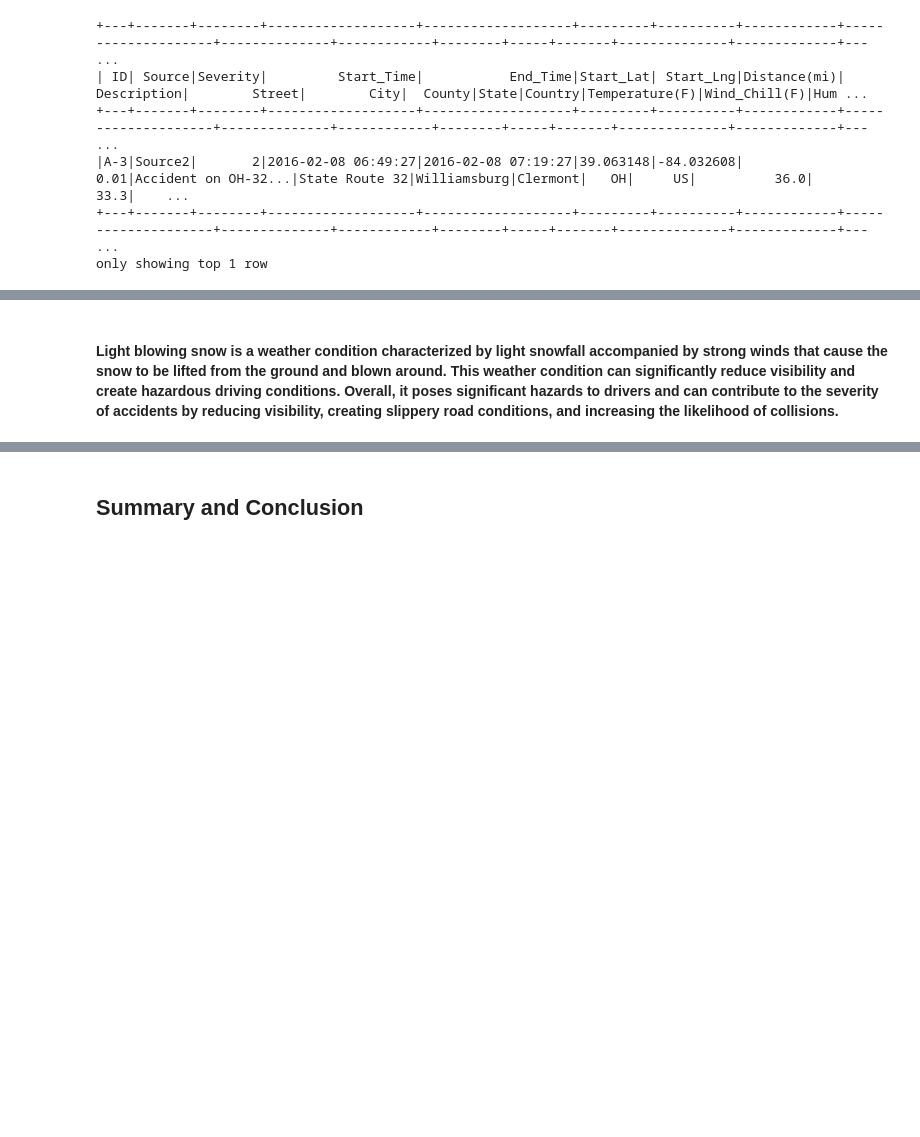
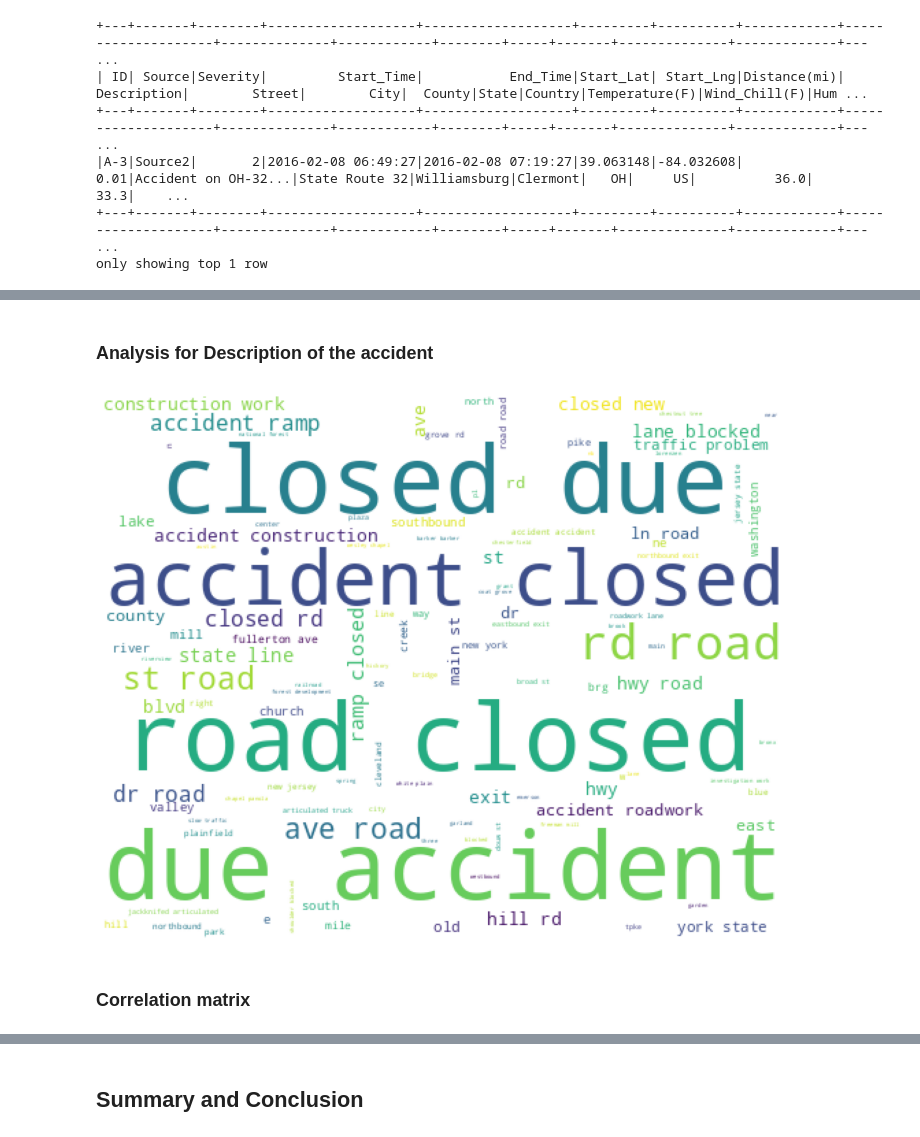
Before and after one commit to ahmedasad236/US-Accidents-Analysis, a Jupyter notebook: spark/EDA.ipynb, the cells around one changed output, grey strips where cells are left out. Drawn from its saved outputs; the diff is of its cells as text; code cells hidden in the pictures; blank space fills up the shorter version.

Commit message:
Add word cloud analysis. and Correlation matrix for the features

```diff
--- a/spark/EDA.ipynb
+++ b/spark/EDA.ipynb
@@ -707,2 +649,38 @@ correlation_matrix = new_df.select([corr(col1, col2).alias(col1 + '_' + col2)
-# %% [markdown]
-#### Light blowing snow is a weather condition characterized by light snowfall accompanied by strong winds that cause the snow to be lifted from the ground and blown around. This weather condition can significantly reduce visibility and create hazardous driving conditions. Overall, it poses significant hazards to drivers and can contribute to the severity of accidents by reducing visibility, creating slippery road conditions, and increasing the likelihood of collisions.
+# %% [markdown]
+### Analysis for Description of the accident
+# %%
+top_1000_description = merged_df.select('Description').filter(col("Description").isNotNull()).sort(col("Severity").desc()).limit(1000).collect()
+# %%
+import nltk
+from nltk.tokenize import word_tokenize
+from nltk.corpus import stopwords
+from nltk.stem import WordNetLemmatizer
+import string
+
+nltk.download('punkt')
+nltk.download('stopwords')
+nltk.download('wordnet')
+
+def preprocess_text(text):
+    ignore_char = ['\r', '\n', '', ' ', '``', "'s"]
+    stop_words = set(stopwords.words('english'))
+    lemmatizer = WordNetLemmatizer()
+    words = word_tokenize(text)
+    words_lower = [token.lower() for token in words if token.isalpha() and token not in ignore_char]
+    words_final = [lemmatizer.lemmatize(word) for word in words_lower if word not in stop_words]
+    return words_final
+# %%
+description_preprocessed = [preprocess_text(row.Description) for row in top_1000_description]
+description_preprocessed = ' '.join([' '.join(row) for row in description_preprocessed])
+# %%
+from wordcloud import WordCloud
+
+wordcloud = WordCloud(width= 500, height= 400, background_color="white").generate(description_preprocessed)
+plt.figure(figsize=(15,15))
+plt.imshow(wordcloud)
+plt.axis("off")
+plt.show()
+# %% [output]
+[figure, added]
+# %% [markdown]
+### Correlation matrix
```
Also changed, not shown: parts of 14 cells of this notebook.
